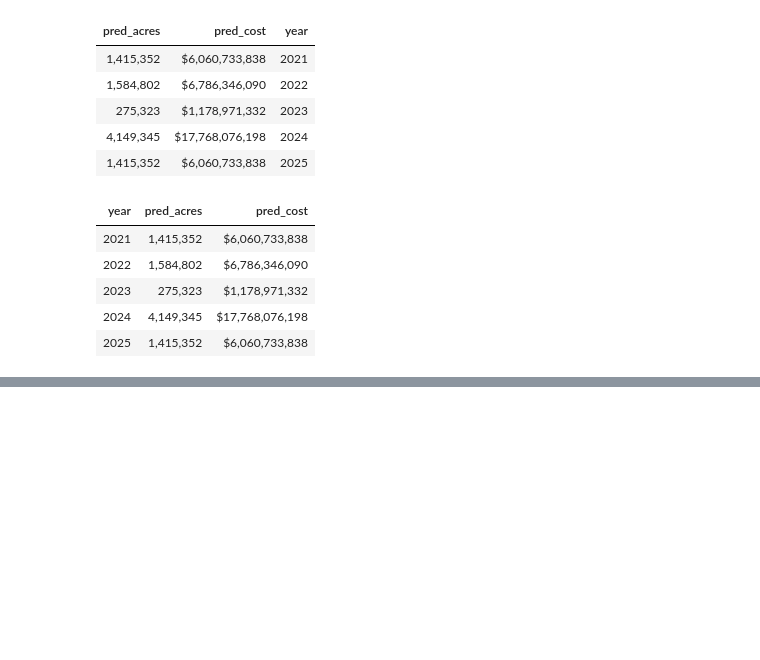
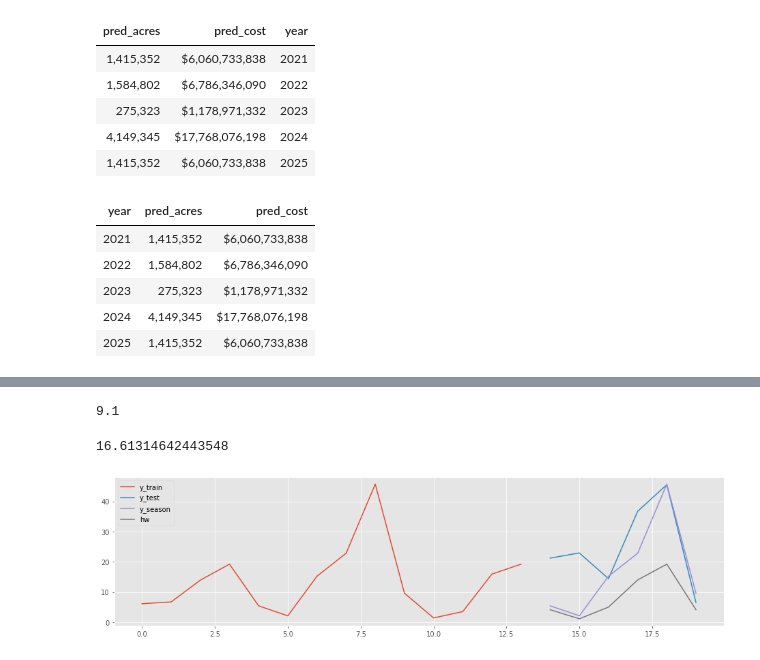
Before and after one commit to jefremides/Project_5, a Jupyter notebook: claire_data_cleaning_acres.ipynb, the cells around one changed output, grey strips where cells are left out. Saved outputs shown, nothing was run; the diff lists cells and outputs as text; code cells hidden in the pictures; blank space fills up the shorter version.

```diff
--- a/claire_data_cleaning_acres.ipynb
+++ b/claire_data_cleaning_acres.ipynb
@@ -214,0 +255,19 @@ predictions_df.style.format(format_dict).hide_index()
+# %%
+naive_model_season = NaiveForecaster(strategy='last', sp=10)
+naive_model_season.fit(y_train)
+y_preds_season = naive_model_season.predict(list(range(1, len(y_test)+1)))
+mean_absolute_error(y_test, y_preds_season)
+# %% [output]
+9.1
+# %%
+hw_model = AutoETS(auto=True, sp=5)
+hw_model.fit(y_train.astype('float'))
+y_preds_hw = hw_model.predict(list(range(1, len(y_test)+1)))
+mean_absolute_error(y_test, y_preds_hw)
+# %% [output]
+16.61314642443548
+# %%
+plot_ys(y_train, y_test, y_preds_season, y_preds_hw,
+        labels=['y_train', 'y_test', 'y_season', 'hw']);
+# %% [output]
+[figure, added]
```
Also changed, not shown: parts of 4 cells of this notebook, 2 other files.
